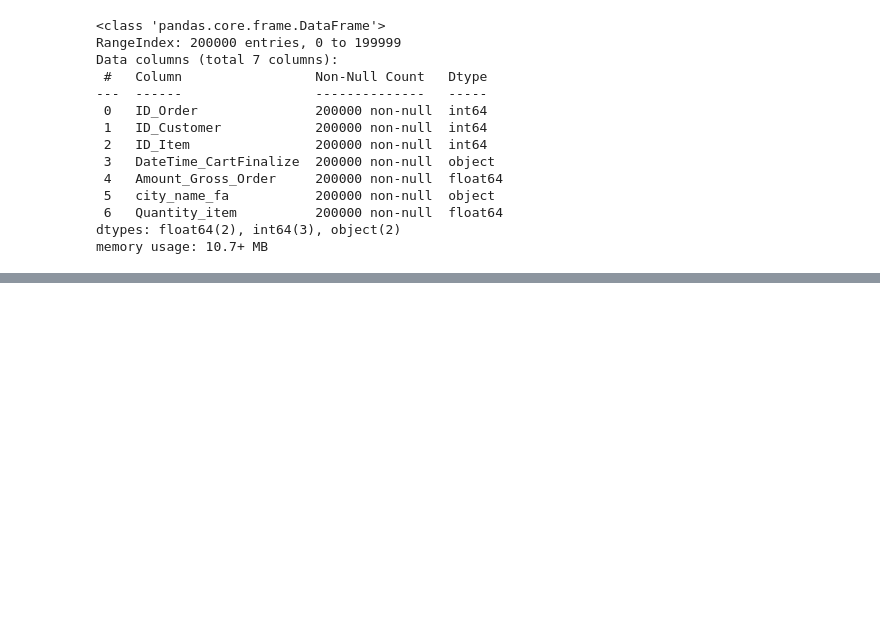
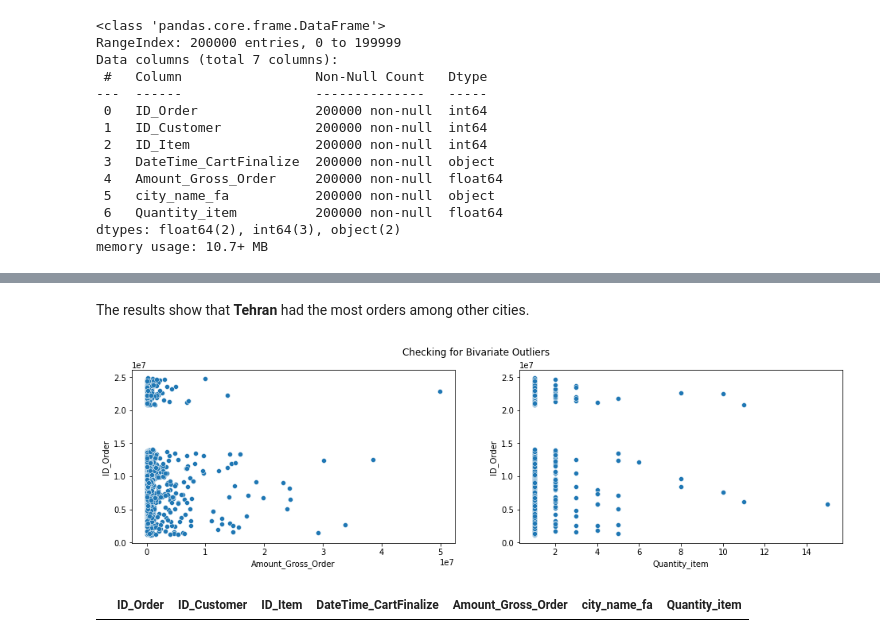
Before and after one commit to Melanee-Melanee/Startups, a Jupyter notebook: digikala-analysis.ipynb, the cells around one changed output, grey strips where cells are left out. Drawn from its saved outputs; the diff is of its cells as text; code cells hidden in the pictures; blank space fills up the shorter version.

```diff
--- a/digikala-analysis.ipynb
+++ b/digikala-analysis.ipynb
@@ -140,0 +245,16 @@ sns.pairplot(data = df, hue="Amount_Gross_Order")
+# %% [markdown]
+The results show that **Tehran** had the most orders among other cities.
+# %%
+#Checking for the bivariate outliers wrt Target variable.
+
+plt.subplot(1,2,1)
+sns.scatterplot(y=df['ID_Order'],x=df['Amount_Gross_Order'])
+
+plt.subplot(1,2,2)
+sns.scatterplot(y=df['ID_Order'],x=df['Quantity_item'])
+
+
+plt.suptitle("Checking for Bivariate Outliers")
+plt.show()
+# %% [output]
+[figure, added]
@@ -140,0 +266,7 @@ sns.pairplot(data = df, hue="Amount_Gross_Order")
+# %%
+#Checking if there is still any value greater than 10000 left in the Quantity_item column
+
+df[df['Quantity_item']>50]
+df[df['Amount_Gross_Order']>200000000]
+# %% [output]
+|  | ID_Order | ID_Customer | ID_Item | DateTime_CartFinalize | Amount_Gross_Order | city_name_fa | Quantity_item |
```
Also changed, not shown: parts of 33 cells of this notebook.
